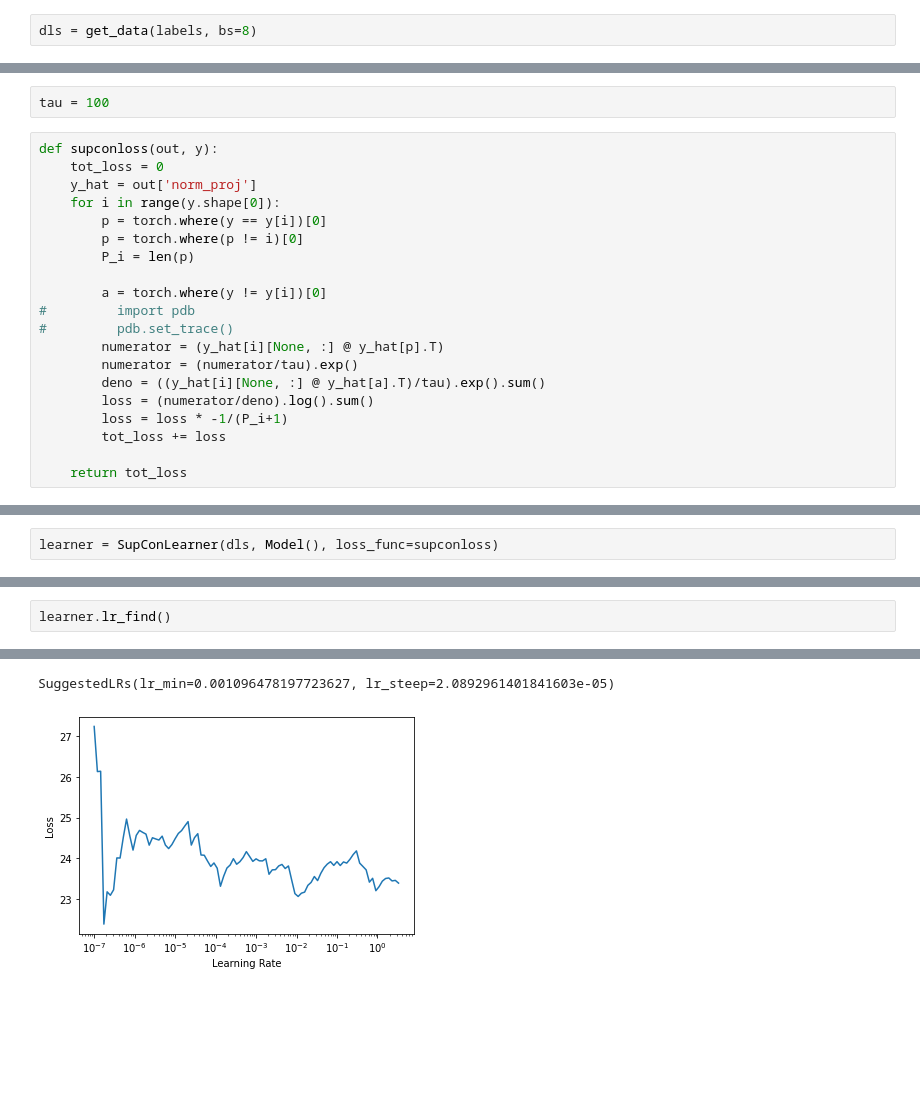
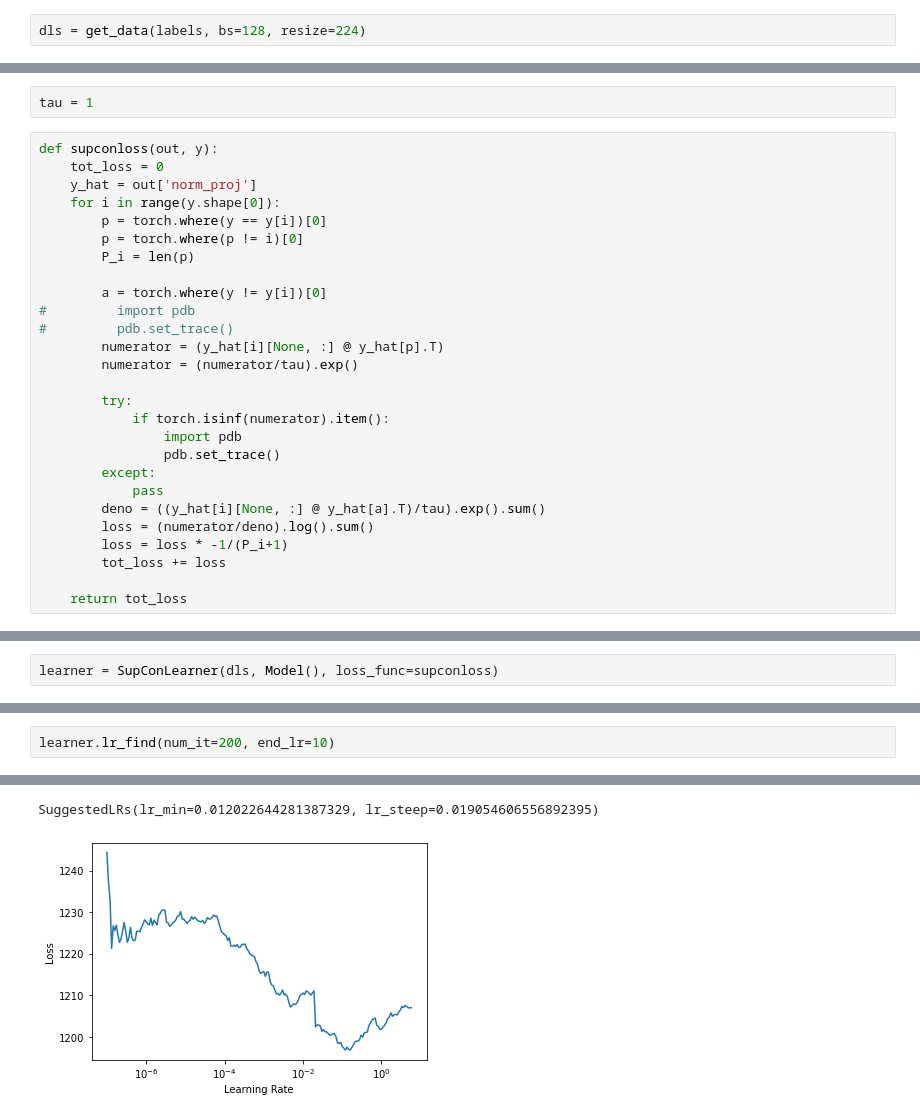
Before and after one commit to noelmat/supervised_contrastive_learning, a Jupyter notebook: Supervised Contrastive Learning.ipynb, the cells around one changed output, grey strips where cells are left out. Drawn from its saved outputs; the diff is of its cells as text; blank space fills up the shorter version.

```diff
--- a/Supervised Contrastive Learning.ipynb
+++ b/Supervised Contrastive Learning.ipynb
@@ -105,7 +105,7 @@ def get_data(labels, bs=64, presize=500, resize=384):
         item_tfms=[Resize(presize)],
         batch_tfms=[*comp, Normalize.from_stats(*imagenet_stats)]).dataloaders(path/'train_images',bs=bs,num_workers=8, shuffle_train=False)
 # %%
-dls = get_data(labels, bs=8)
+dls = get_data(labels, bs=128, resize=224)
 # %%
 dls.show_batch()
 # %% [output]
@@ -135,7 +135,7 @@ class Model(Module):
             'norm_proj': norm_proj
         }
 # %%
-tau = 100
+tau = 1
 # %%
 def supconloss(out, y):
     tot_loss = 0
@@ -150,6 +150,13 @@ def supconloss(out, y):
 #         pdb.set_trace()
         numerator = (y_hat[i][None, :] @ y_hat[p].T)
         numerator = (numerator/tau).exp()
+
+        try:
+            if torch.isinf(numerator).item():
+                import pdb
+                pdb.set_trace()
+        except:
+            pass
         deno = ((y_hat[i][None, :] @ y_hat[a].T)/tau).exp().sum()
         loss = (numerator/deno).log().sum()
         loss = loss * -1/(P_i+1)
@@ -178,7 +205,7 @@ learner = SupConLearner(dls, Model(), loss_func=supconloss)
 # %%
-learner.lr_find()
+learner.lr_find(num_it=200, end_lr=10)
 # %% [output]
 [interactive output not drawn]
-SuggestedLRs(lr_min=0.001096478197723627, lr_steep=2.0892961401841603e-05)
+SuggestedLRs(lr_min=0.012022644281387329, lr_steep=0.019054606556892395)
-[figure, old version]
+[figure, new version]
 # %%
```
Also changed, not shown: parts of 4 cells of this notebook.
